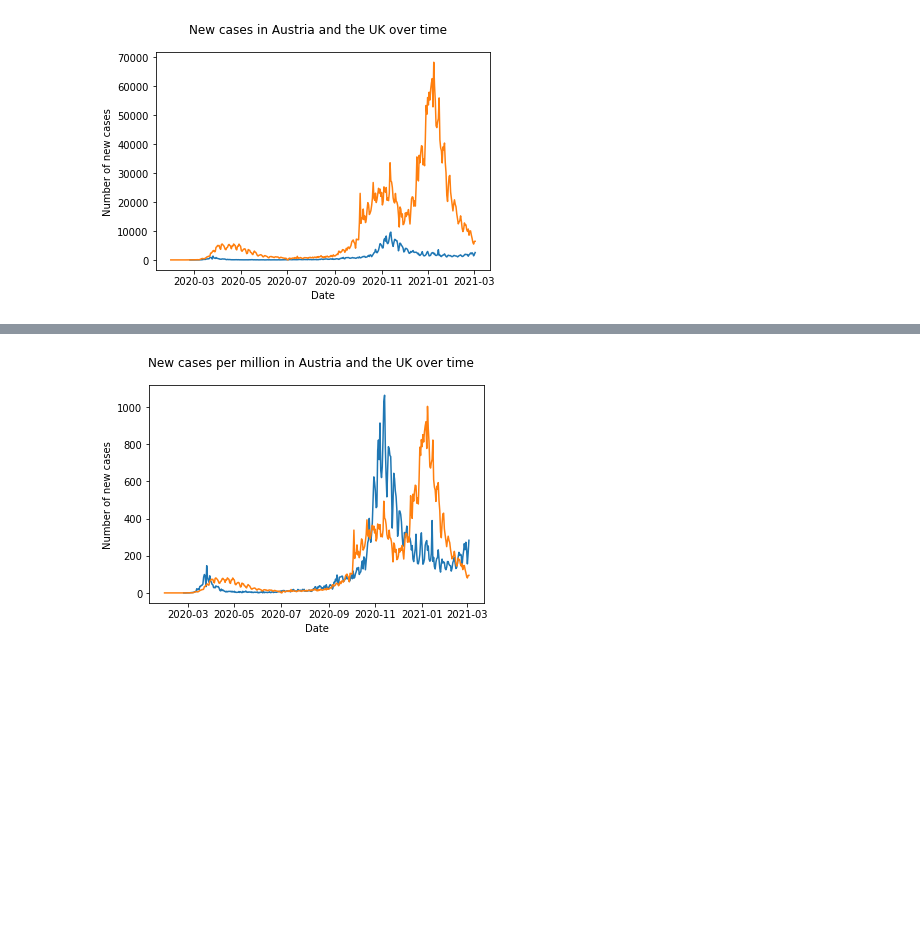
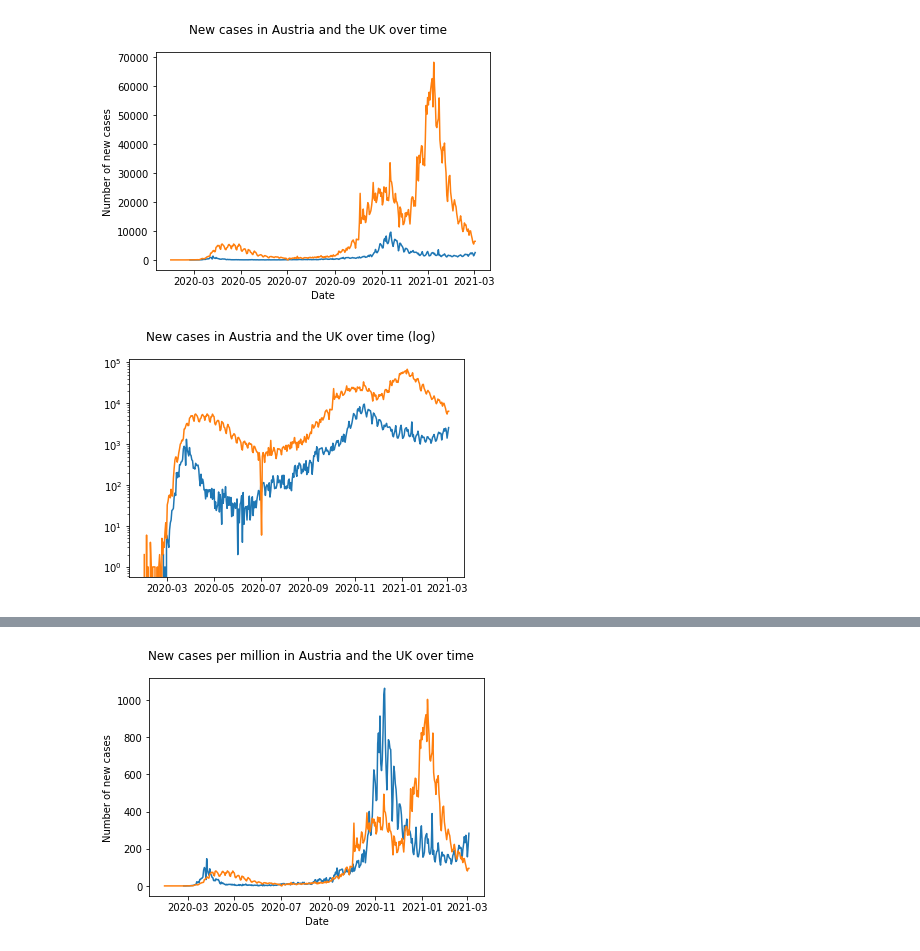
Before and after one commit to acumpelik/DataVisualizationClass, a Jupyter notebook: Week 2/DataVis2021_Assignment2_Cumpelik.ipynb, the cells around one changed output, grey strips where cells are left out. Cells and saved outputs as stored; diff of their text form; code cells hidden in the pictures; blank space fills up the shorter version.

```diff
--- a/Week 2/DataVis2021_Assignment2_Cumpelik.ipynb
+++ b/Week 2/DataVis2021_Assignment2_Cumpelik.ipynb
@@ -148,3 +152,13 @@ ax.plot(date_UK, new_cases_UK)
 plt.show()
 # %% [output]
 [figure]
+# %%
+fig = plt.figure()
+ax = fig.add_subplot(1,1,1)
+fig.suptitle("New cases in Austria and the UK over time (log)")
+ax.plot(date_AT, new_cases_AT)
+ax.plot(date_UK, new_cases_UK)
+ax.set_yscale("log")
+plt.show()
+# %% [output]
+[figure, added]
```
Also changed, not shown: parts of 8 cells of this notebook, 1 other file.
